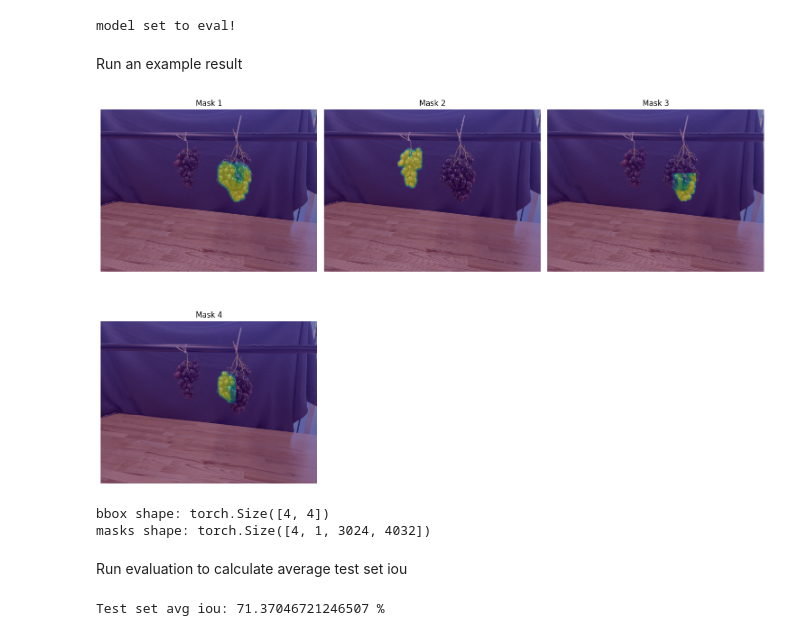
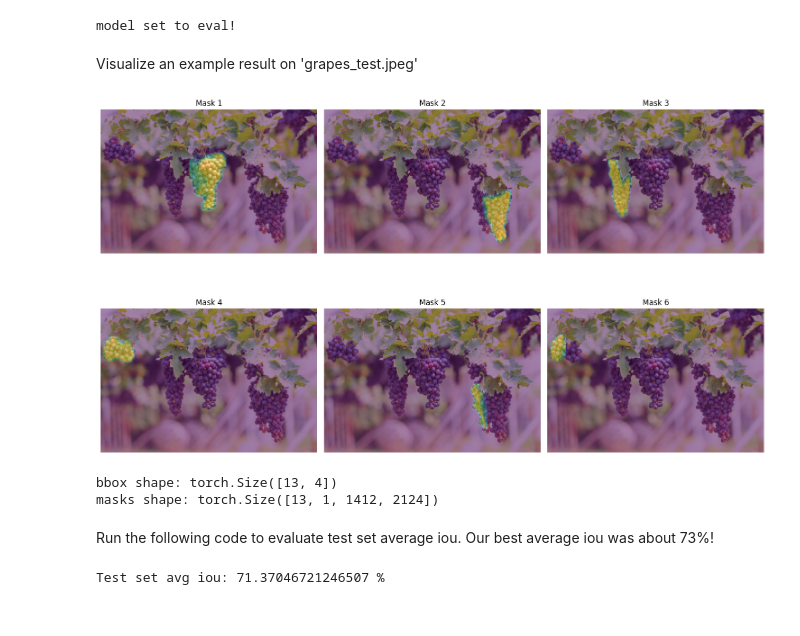
Before and after one commit to adi-balaji/grape_rob, a Jupyter notebook: grape_masking/wgisd_masking.ipynb, the cells around one changed output. Saved outputs shown, nothing was run; the diff lists cells and outputs as text; code cells hidden in the pictures.

```diff
--- a/grape_masking/wgisd_masking.ipynb
+++ b/grape_masking/wgisd_masking.ipynb
@@ -394,33 +404,33 @@ print('model set to eval!')
 # %% [output]
 model set to eval!
 # %% [markdown]
-Run an example result
+Visualize an example result on 'grapes_test.jpeg'
 # %%
 import torch
 from torchvision.transforms.functional import to_tensor
 from PIL import Image
 import matplotlib.pyplot as plt
 
-test = Image.open('lab4.JPG')
+test = Image.open('grapes_test.jpeg')
 test_tensor = to_tensor(test).unsqueeze(0)
 
 with torch.no_grad():
     prediction = grape_model(test_tensor)
     prediction = prediction.pop()
 
 predicted_boxes = prediction['boxes']
 predicted_masks = prediction['masks']
 
 best_mask = display_sorted_masks(test, predicted_masks)
 
 print(f'bbox shape: {predicted_boxes.shape}')
 print(f'masks shape: {predicted_masks.shape}')
 # %% [output]
-[figure, old version]
+[figure, new version]
-bbox shape: torch.Size([4, 4])
-masks shape: torch.Size([4, 1, 3024, 4032])
+bbox shape: torch.Size([13, 4])
+masks shape: torch.Size([13, 1, 1412, 2124])
-# %% [markdown]
-Run evaluation to calculate average test set iou
+# %% [markdown]
+Run the following code to evaluate test set average iou. Our best average iou was about 73%!
 # %%
 #Evaluate model
 test_set = WGISDMaskedDataset('./', source='test')
```
Also changed, not shown: parts of 34 cells of this notebook, 4 other files.
